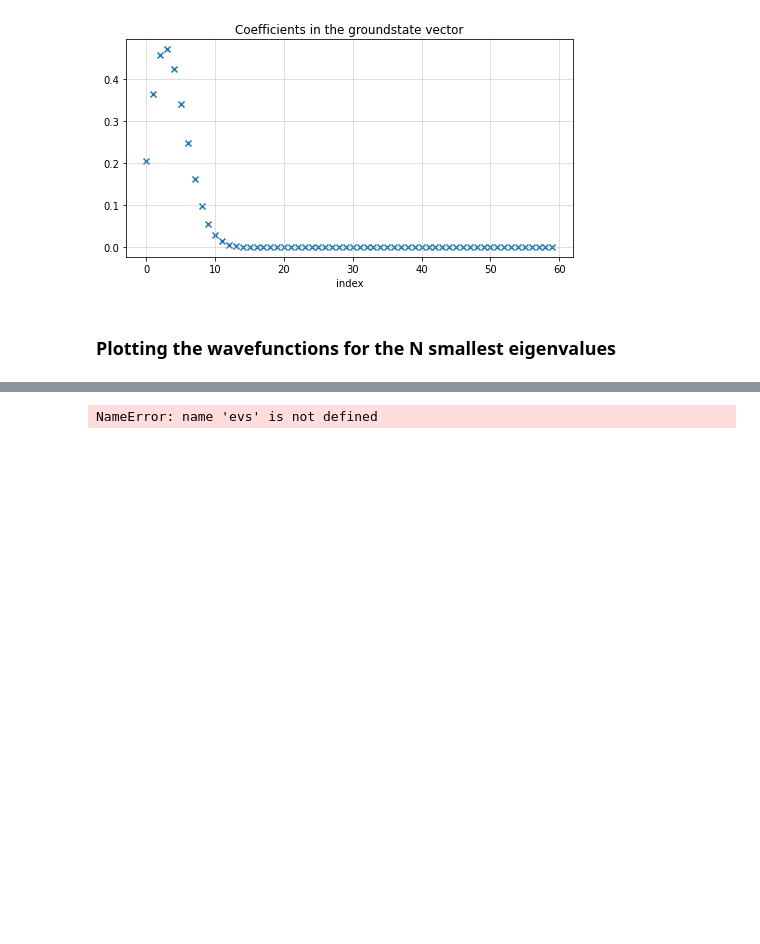
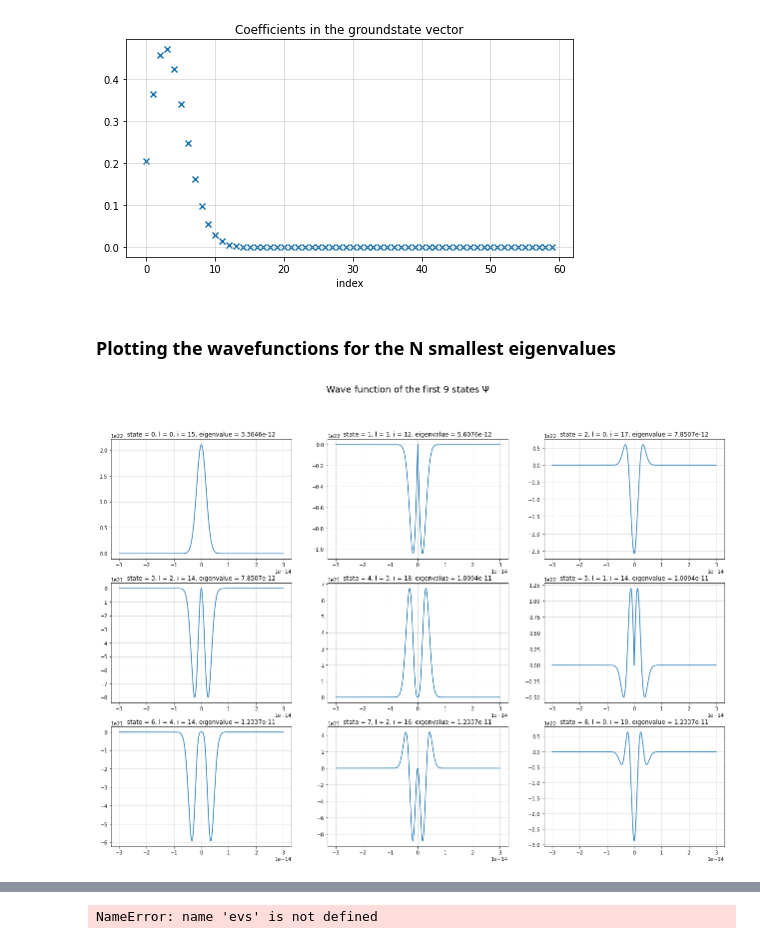
Before and after one commit to TobiLeitgeb/ComputationalPhysics_VO_code, a Jupyter notebook: main.ipynb, the cells around one changed output, grey strips where cells are left out. Saved outputs shown, nothing was run; the diff lists cells and outputs as text; code cells hidden in the pictures; blank space fills up the shorter version.

```diff
--- a/main.ipynb
+++ b/main.ipynb
@@ -354,3 +354,7 @@ ax.grid(alpha=0.5)
 [figure]
 # %% [markdown]
 ### Plotting the wavefunctions for the N smallest eigenvalues
+# %%
+plot_wavefunctions(r, np_eigvals, np_eigvecs, k_il, n_roots, R, N, squared=False, symmetric=True)
+# %% [output]
+[figure, added]
```
Also changed, not shown: parts of 10 cells of this notebook, 2 other files.
